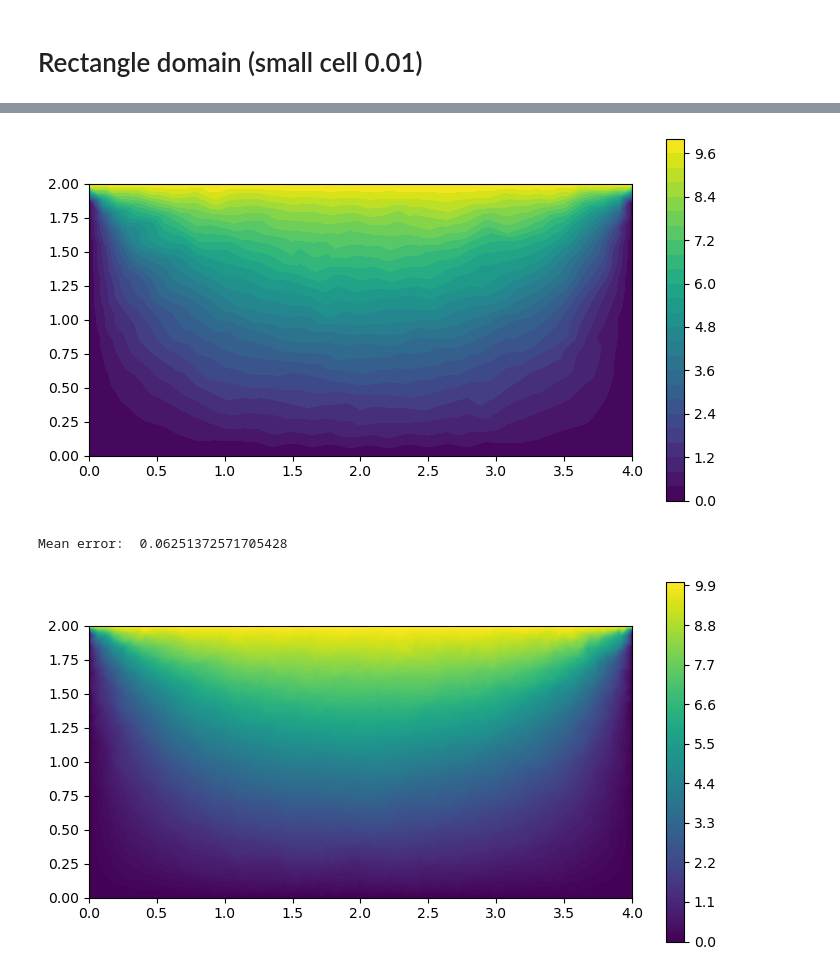
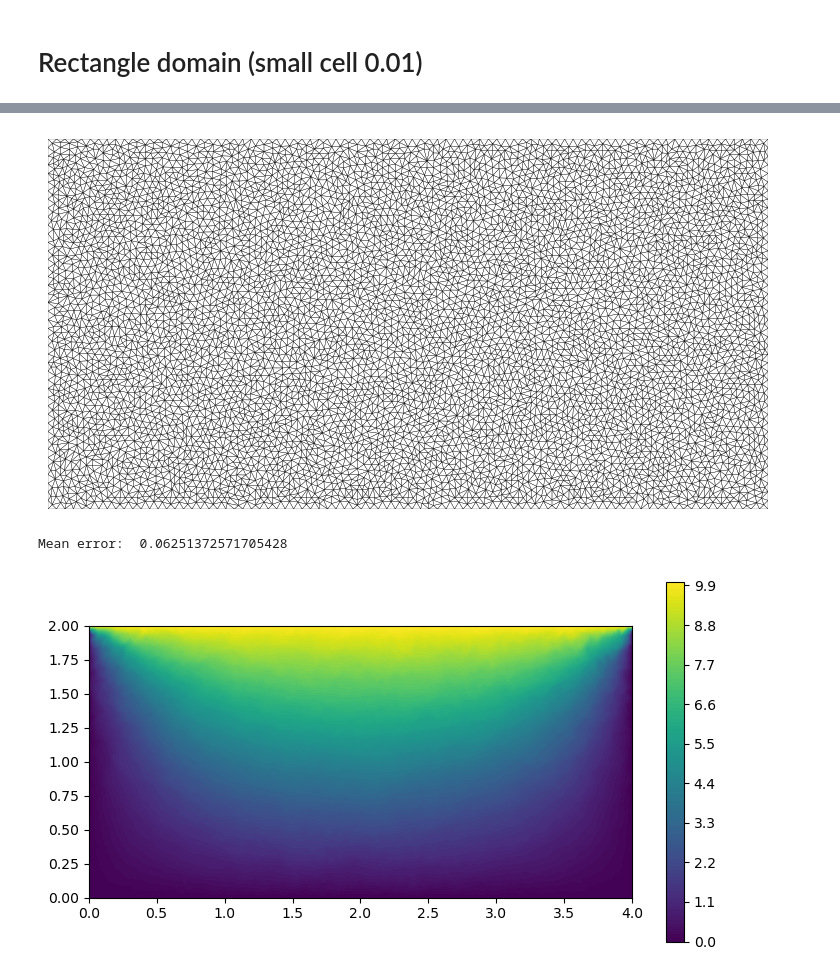
Before and after one commit to sanonesan/2d_Laplace_eq_FEM, a Jupyter notebook: laplace_eq_domain_2_rectangle_dirichlet_only.ipynb, the cells around one changed output, grey strips where cells are left out. Drawn from its saved outputs; the diff is of its cells as text; code cells hidden in the pictures.

```diff
--- a/laplace_eq_domain_2_rectangle_dirichlet_only.ipynb
+++ b/laplace_eq_domain_2_rectangle_dirichlet_only.ipynb
@@ -120,49 +205,41 @@ Mean error:  0.41364265496749747
 # %%
-df_x_y = pd.read_csv("./domains/domain_2/mesh001/mesh_nodes.csv")
-df_z = pd.read_csv("./output/domain_2_extra/mesh001/Test_domain_2_rectangle_dirichlet_only_001_solution.csv")
-df_elements = pd.read_csv("./domains/domain_2/mesh001/mesh_polygons.csv")
+domain_name = "rect_dirichlet_only_0001"
+
+df_x_y = pd.read_csv("./domains/domain_2/mesh0001/mesh_nodes.csv")
+df_z = pd.read_csv("./output/domain_2_extra/mesh0001/Test_domain_2_rectangle_dirichlet_only_0001_solution.csv")
+df_elements = pd.read_csv("./domains/domain_2/mesh0001/mesh_polygons.csv")
 for element in df_elements.values:
     element -= 1;
+
+plt.rcParams["figure.figsize"] = [7.5, 4]
+plt.rcParams["figure.autolayout"] = True
+
+plot_fem_mesh(df_x_y["x"].values, df_x_y["y"].values, df_elements.values)
+plt.xlim(0, 4)
+plt.ylim(0, 2)
+plt.axis('off')
+plt.savefig(export_path + domain_name + "_net.pdf", transparent=True)
+
+plt.show()
+plt.close()
+
+print_error(df_x_y["x"].values, df_x_y["y"].values, df_z["sol"].values)
 
 
 plt.rcParams["figure.figsize"] = [7.5, 4]
 plt.rcParams["figure.autolayout"] = True
 
 triangulation = tri.Triangulation(df_x_y["x"].values, df_x_y["y"].values, triangles=df_elements.values)
-plt.tricontourf(triangulation, df_z["sol"].values, levels = 25)
+plt.tricontourf(triangulation, df_z["sol"].values, levels = 100)
 
 #plot_fem_mesh(df_x_y["x"].values, df_x_y["y"].values, df_elements.values)
 
 plt.axis("image")
 plt.colorbar()
-plt.savefig(export_path + "rect_dirichlet_only_001.png", dpi = 500, transparent=True)
+plt.savefig(export_path + domain_name + ".png", dpi = 300, transparent=True)
+#plt.Axes.set_aspect('equal', adjustable='box', anchor='C')
 plt.show()
 # %% [output]
-[figure, old version]
+[figure, new version]
+Mean error:  0.06251372571705428
+[figure, added]
-# %%
-df_x_y = pd.read_csv("./domains/domain_2/mesh0001/mesh_nodes.csv")
-df_z = pd.read_csv("./output/domain_2_extra/mesh0001/Test_domain_2_rectangle_dirichlet_only_0001_solution.csv")
-df_elements = pd.read_csv("./domains/domain_2/mesh0001/mesh_polygons.csv")
-for element in df_elements.values:
-    element -= 1;
-
-
-print_error(df_x_y["x"].values, df_x_y["y"].values, df_z["sol"].values)
-
-
-plt.rcParams["figure.figsize"] = [7.5, 4]
-plt.rcParams["figure.autolayout"] = True
-
-triangulation = tri.Triangulation(df_x_y["x"].values, df_x_y["y"].values, triangles=df_elements.values)
-plt.tricontourf(triangulation, df_z["sol"].values, levels = 100)
-
-#plot_fem_mesh(df_x_y["x"].values, df_x_y["y"].values, df_elements.values)
-
-plt.axis("image")
-plt.colorbar()
-plt.savefig(export_path + "rect_dirichlet_only_0001.png", dpi = 500, transparent=True)
-#plt.Axes.set_aspect('equal', adjustable='box', anchor='C')
-plt.show()
-# %% [output]
-Mean error:  0.06251372571705428
-[figure, removed]
```
Also changed, not shown: parts of 4 cells of this notebook, 8 other files.
